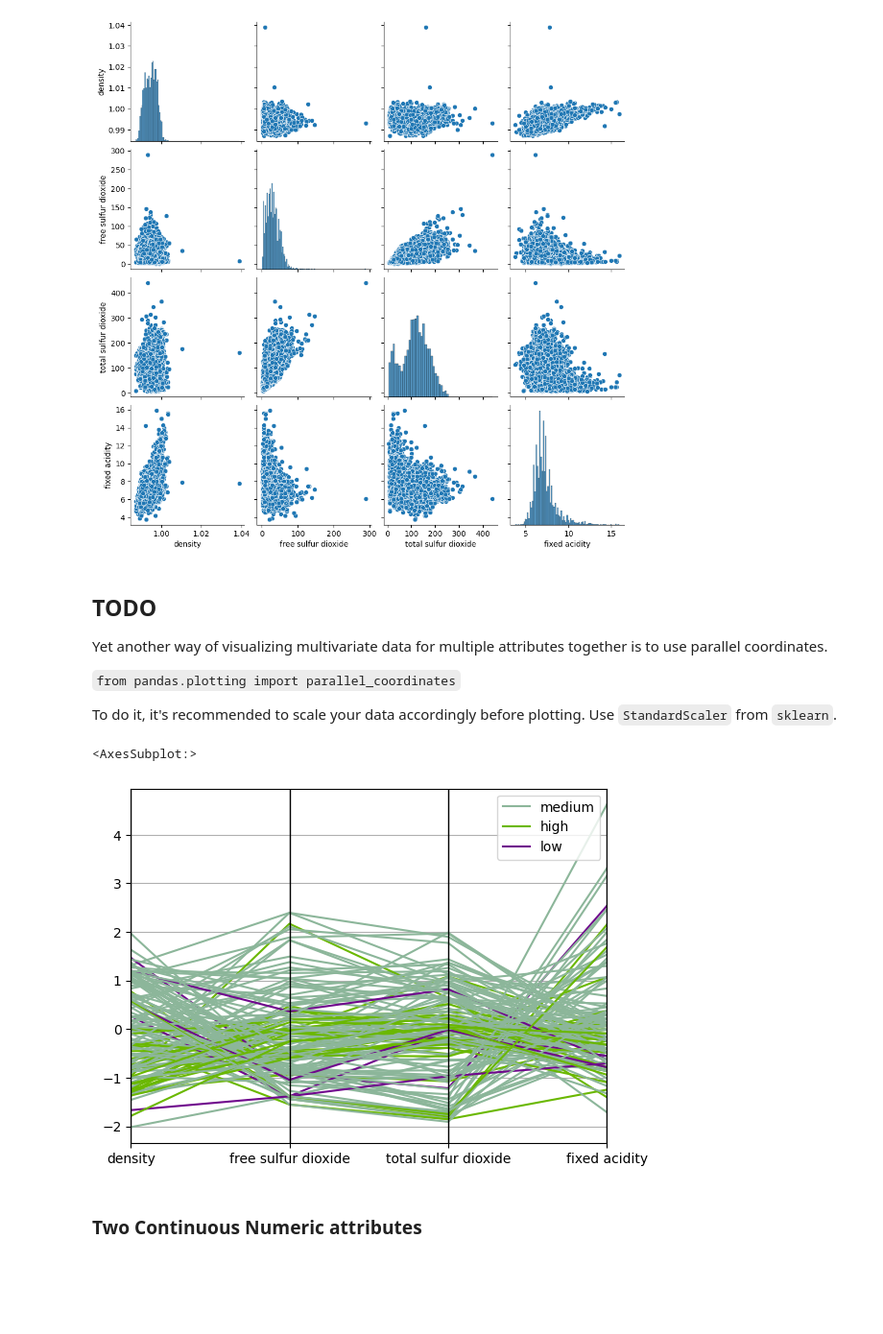
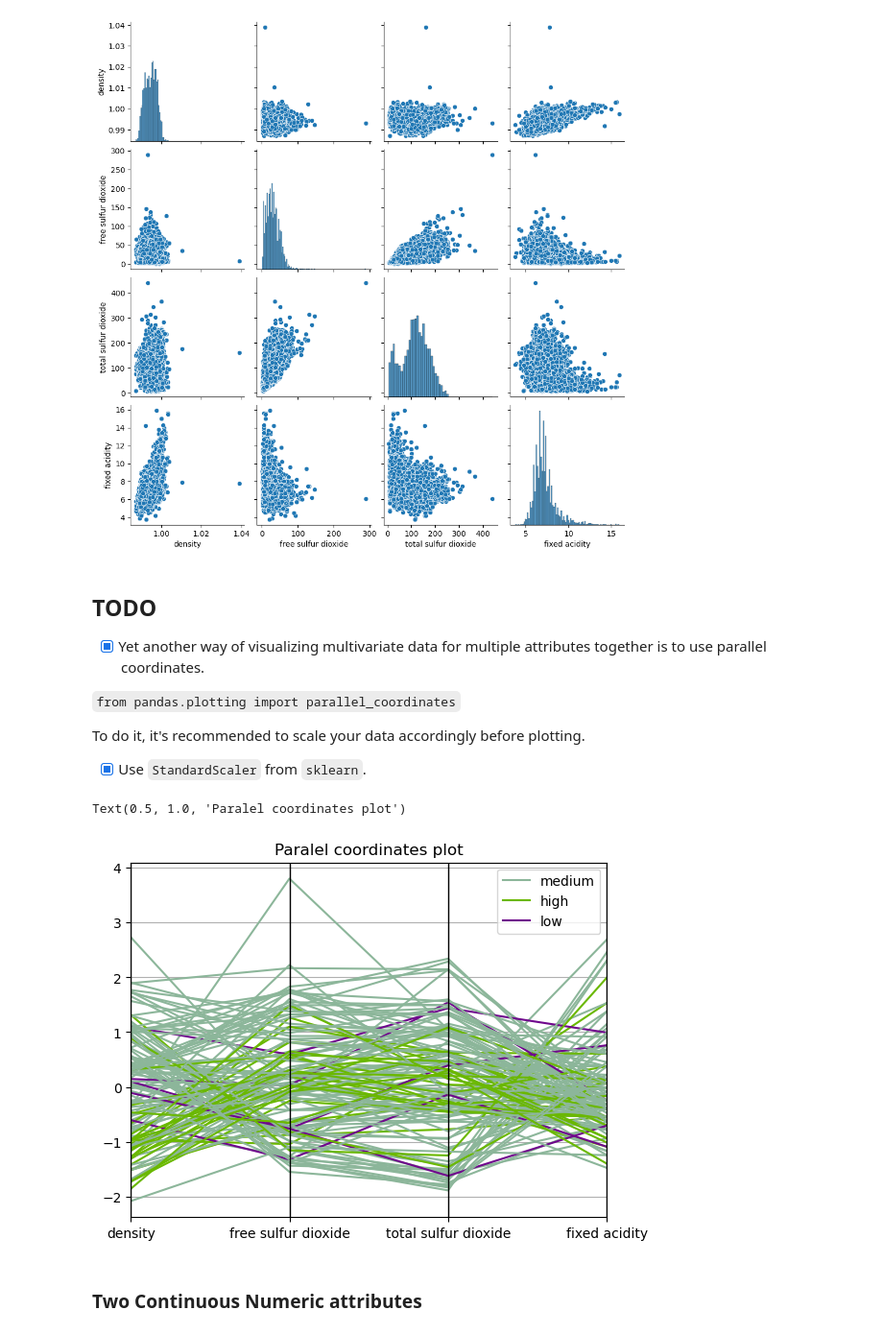
Before and after one commit to p-rzeznik/Large-Datasets-Visualization, a Jupyter notebook: Lab1/descriptive_analytics.ipynb, the cells around one changed output. Shown at 96% size. Saved outputs shown, nothing was run; the diff lists cells and outputs as text; code cells hidden in the pictures; blank space fills up the shorter version.

```diff
--- a/Lab1/descriptive_analytics.ipynb
+++ b/Lab1/descriptive_analytics.ipynb
@@ -211,22 +216,24 @@ sns.pairplot(wines[cols])
 # %% [markdown]
 ## TODO
 
-Yet another way of visualizing multivariate data for multiple attributes together is to use parallel coordinates.
+- [x] Yet another way of visualizing multivariate data for multiple attributes together is to use parallel coordinates.
 
 `from pandas.plotting import parallel_coordinates`
 
-To do it, it's recommended to scale your data accordingly before plotting. Use `StandardScaler` from `sklearn`.
+To do it, it's recommended to scale your data accordingly before plotting.
+- [x] Use `StandardScaler` from `sklearn`.
 # %%
 from pandas.plotting import parallel_coordinates
 from sklearn.preprocessing import StandardScaler
 
 scaler = StandardScaler()
 
 scaled_df = pd.DataFrame(scaler.fit_transform(wines[cols]), columns=cols)
 parallel_coordinates(pd.concat([scaled_df,wines['quality_label']], axis=1).sample(frac=0.02), 'quality_label')
+plt.title("Paralel coordinates plot")
 # %% [output]
-<AxesSubplot:>
+Text(0.5, 1.0, 'Paralel coordinates plot')
-[figure, old version]
+[figure, new version]
 # %% [markdown]
 ### Two Continuous Numeric attributes
 # %% [markdown]
```
Also changed, not shown: parts of 27 cells of this notebook.
